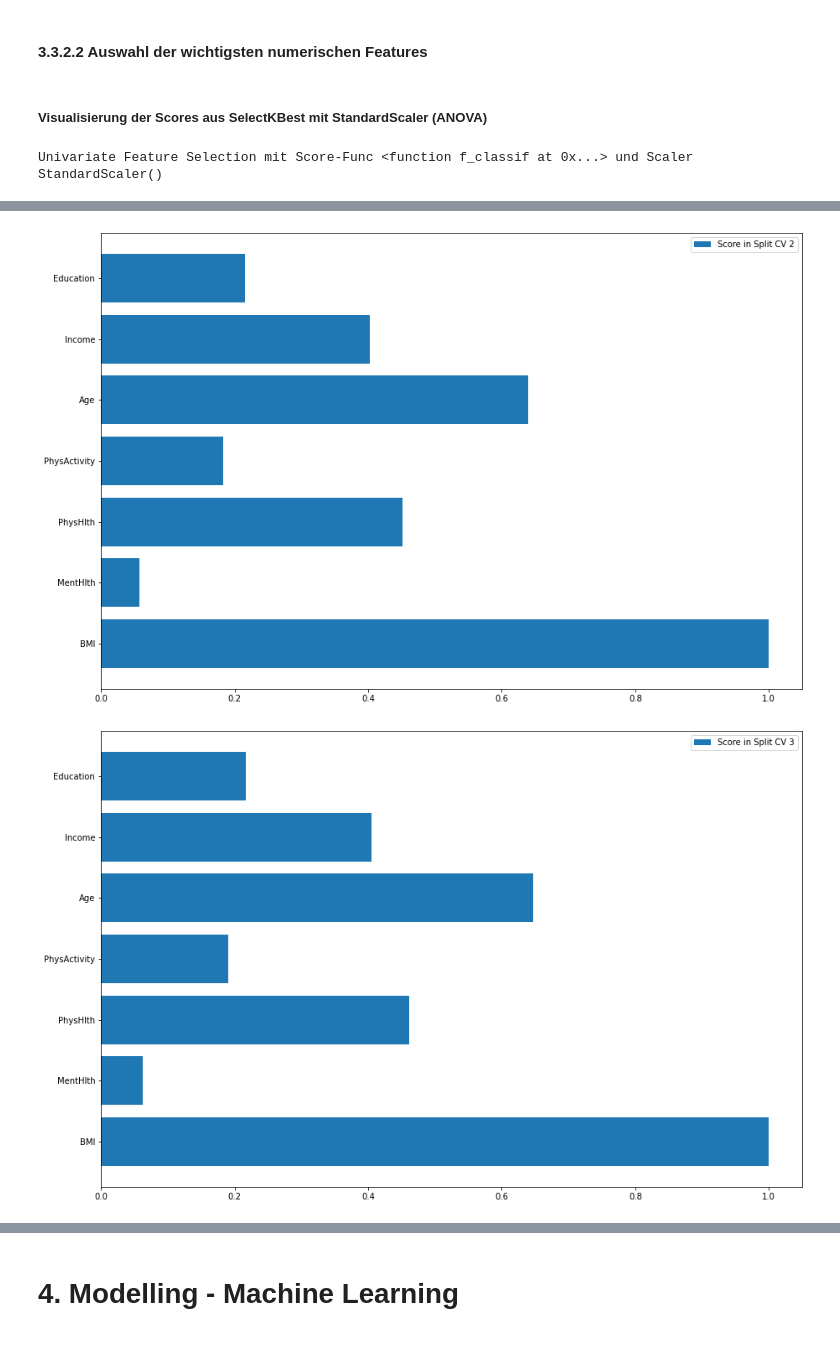
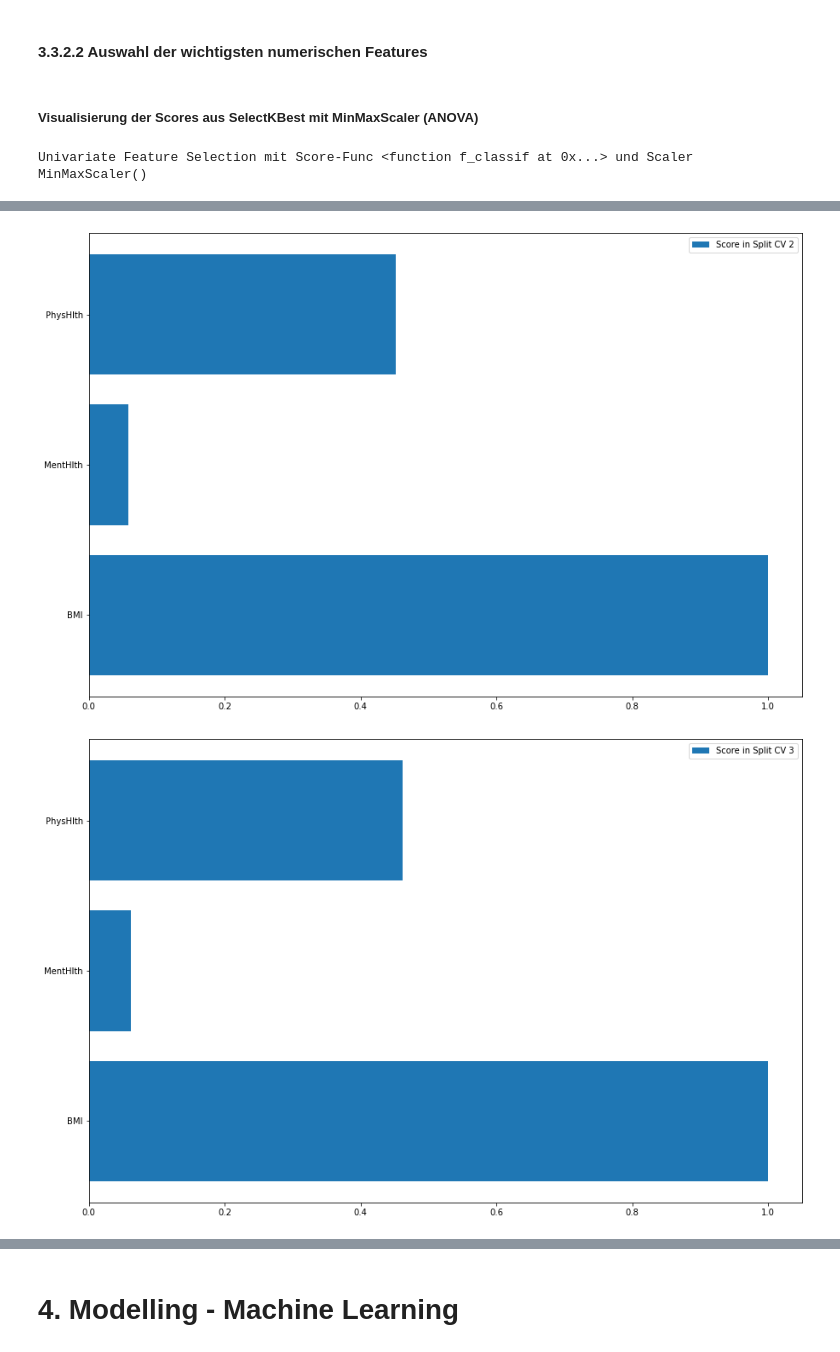
Before and after one commit to switchmachine/Diabetes-Health-Indicators, a Jupyter notebook: Programmieren2_Gruppe7_Projekt_DiabetesHealthIndicators.ipynb, the cells around one changed output, grey strips where cells are left out. Saved outputs shown, nothing was run; the diff lists cells and outputs as text; code cells hidden in the pictures.

```diff
--- a/Programmieren2_Gruppe7_Projekt_DiabetesHealthIndicators.ipynb
+++ b/Programmieren2_Gruppe7_Projekt_DiabetesHealthIndicators.ipynb
@@ -773,40 +1250,12 @@ plt.show()
 # %%
-def univariate_fs_scaling_cv(x_values, y_value, scaler, n_splits, score_func, k):
-    print(f'Univariate Feature Selection mit Score-Func {str(score_func)} und Scaler {str(scaler)}')
-    features = list(x_values.columns)
-    scaler = scaler
-    x_values_scaled = scaler.fit_transform(x_values)
-    skf = StratifiedKFold(n_splits=n_splits, shuffle=True, random_state=42)
-    split_counter = 1
-    ufs_scores = []
-    ufs_p_values = []
-    for train_index, test_index in skf.split(x_values_scaled, y_value):
-        selected_features_list = []
-        X_train, X_test = x_values.iloc[train_index], x_values.iloc[test_index]
-        y_train, y_test = y_value.iloc[train_index], y_value.iloc[test_index]
-        fs = SelectKBest(score_func=score_func, k=k)
-        fs.fit(X_train, y_train)
-        X_train_fs = fs.transform(X_train)
-        X_test_fs = fs.transform(X_test)
-        selected_features_bool = fs.get_support()
-        features = list(x_values.columns)
-        for feature, selected_feature_bool in zip(features, selected_features_bool):
-            if selected_feature_bool == True:
-                selected_features_list.append(feature)
-        print(f'Ausgewählte Features in Split {split_counter}: {selected_features_list}')
-        split_counter += 1
-        ufs_scores.append(fs.scores_)
-        ufs_p_values.append(fs.pvalues_)
-    return ufs_scores, ufs_p_values
-
+# Funktion um die Scores aus SelectKBest über einzelne StratifiedKFold-Splits in horizontalen Barplots darzustellen
 def ufs_scaling_cv_plot_score(x_values, y_value, scaler, n_splits, score_func):
     print(f'Univariate Feature Selection mit Score-Func {str(score_func)} und Scaler {str(scaler)}')
     features = list(x_values.columns)
-    scaler = scaler
-    x_values_scaled = scaler.fit_transform(x_values)
-    skf = StratifiedKFold(n_splits=n_splits, shuffle=True, random_state=42)
+    if scaler != None:
+        x_values_scaled = scaler.fit_transform(x_values)
     split_counter = 1
-    for train_index, test_index in skf.split(x_values_scaled, y_value):
+    for train_index, test_index in skf5.split(x_values, y_value):
         selected_features_list = []
         X_train, X_test = x_values.iloc[train_index], x_values.iloc[test_index]
         y_train, y_test = y_value.iloc[train_index], y_value.iloc[test_index]
@@ -874,12 +1298,15 @@ Univariate Feature Selection mit Score-Func <function mutual_info_classif at 0x.
 # %% [markdown]
 #### 3.3.2.2 Auswahl der wichtigsten numerischen Features
 # %% [markdown]
-##### Visualisierung der Scores aus SelectKBest mit StandardScaler (ANOVA)
+##### Visualisierung der Scores aus SelectKBest mit MinMaxScaler (ANOVA)
 # %%
-numerical_features = ['BMI', 'MentHlth', 'PhysHlth', 'PhysActivity', 'Age', 'Income', 'Education']
+# Liste mit den numerischen (kontinuierlichen Features)
+numerical_features = ['BMI', 'MentHlth', 'PhysHlth']
+
+# Umwandlung der Liste in DataFrame
 df_numerical_features = df[numerical_features]
 
-# f_classif --> ANOVA
-ufs_scaling_cv_plot_score(df_numerical_features, y_value, StandardScaler(), 5, f_classif)
+# visuelle Darstellung der Ergebnisse aus ANOVA (score-Funktion 'f_classif')
+ufs_scaling_cv_plot_score(df_numerical_features, y_value, MinMaxScaler(), 5, f_classif)
 # %% [output]
-Univariate Feature Selection mit Score-Func <function f_classif at 0x...> und Scaler StandardScaler()
+Univariate Feature Selection mit Score-Func <function f_classif at 0x...> und Scaler MinMaxScaler()
@@ -887,2 +1314,2 @@ Univariate Feature Selection mit Score-Func <function f_classif at 0x...> und Sc
-[figure, old version]
+[figure, new version]
-[figure, old version]
+[figure, new version]
```
Also changed, not shown: parts of 550 cells of this notebook.
